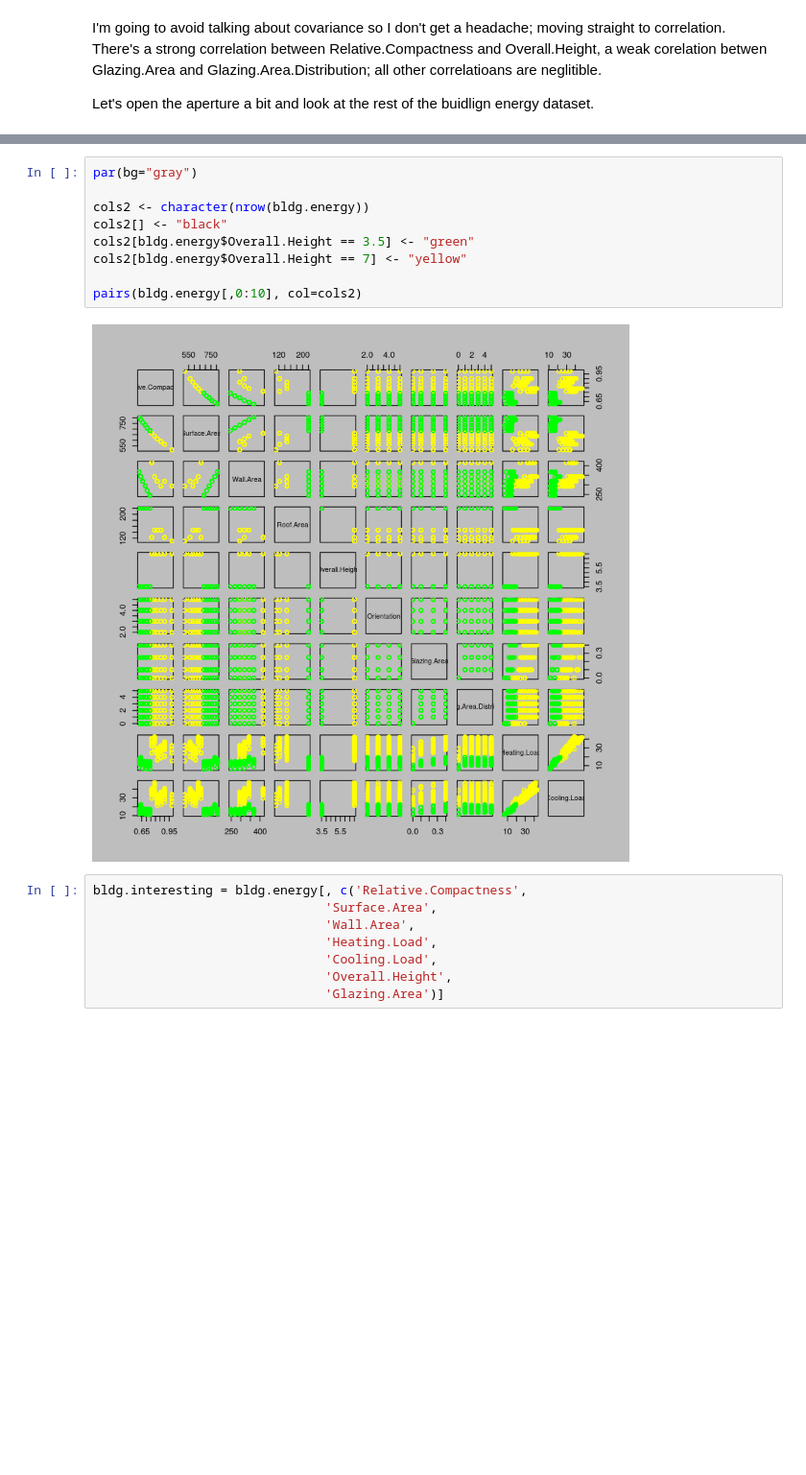
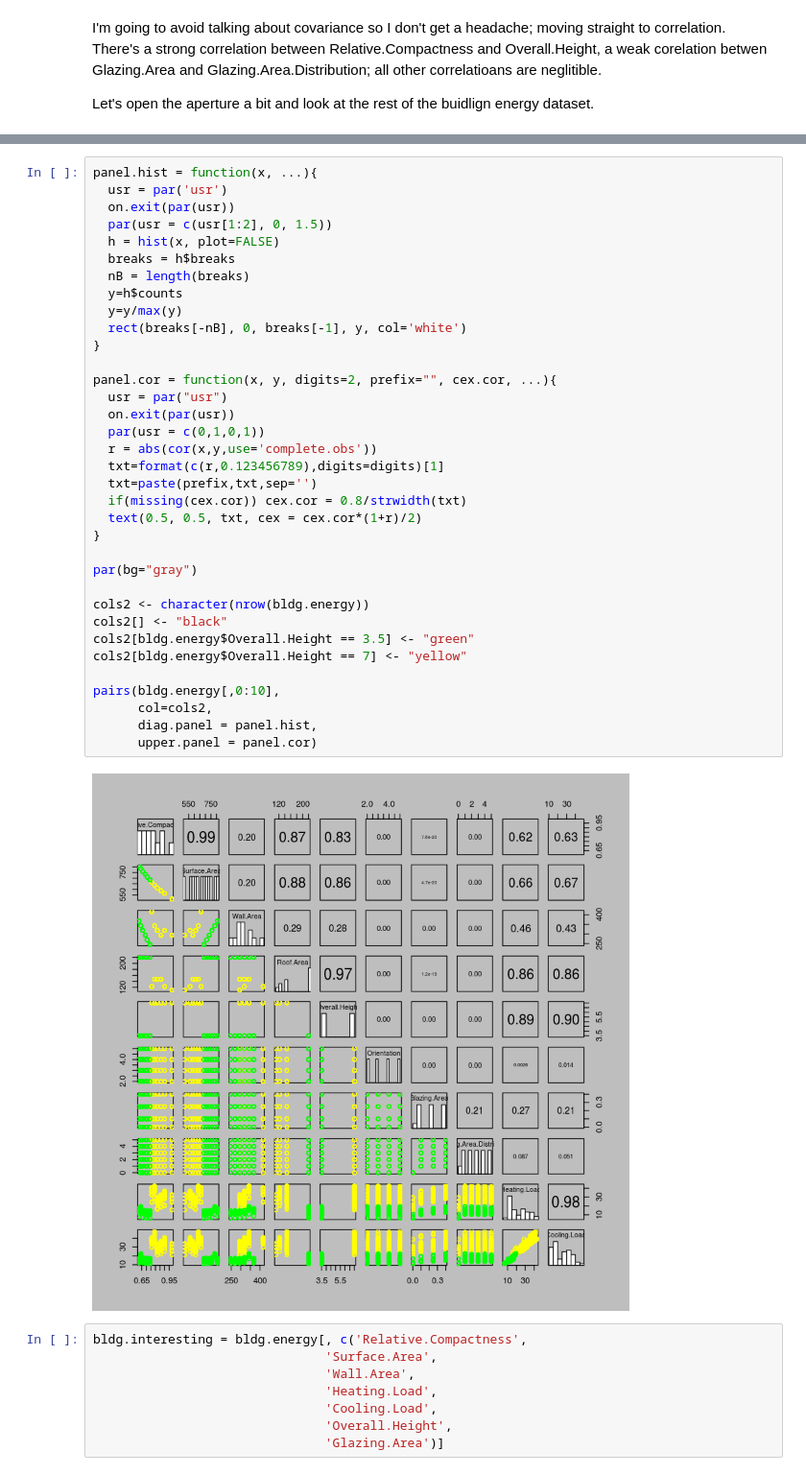
Before and after one commit to JingruWu10/UW_DataScience, a Jupyter notebook: Q2/HW01/HW01_Salemann.ipynb, the cells around one changed output, grey strips where cells are left out. Shown at 96% size. Cells and saved outputs as stored; diff of their text form; blank space fills up the shorter version.

```diff
--- a/Q2/HW01/HW01_Salemann.ipynb
+++ b/Q2/HW01/HW01_Salemann.ipynb
@@ -448,14 +450,40 @@ Dot color form [stack overflow](https://stackoverflow.com/questions/15599717/col
-# %%
-par(bg="gray")
-
-cols2 <- character(nrow(bldg.energy))
-cols2[] <- "black"
-cols2[bldg.energy$Overall.Height == 3.5] <- "green"
-cols2[bldg.energy$Overall.Height == 7] <- "yellow"
-
-pairs(bldg.energy[,0:10], col=cols2)
-# %% [output]
-[figure, removed]
+# %%
+panel.hist = function(x, ...){
+  usr = par('usr')
+  on.exit(par(usr))
+  par(usr = c(usr[1:2], 0, 1.5))
+  h = hist(x, plot=FALSE)
+  breaks = h$breaks
+  nB = length(breaks)
+  y=h$counts
+  y=y/max(y)
+  rect(breaks[-nB], 0, breaks[-1], y, col='white')
+}
+
+panel.cor = function(x, y, digits=2, prefix="", cex.cor, ...){
+  usr = par("usr")
+  on.exit(par(usr))
+  par(usr = c(0,1,0,1))
+  r = abs(cor(x,y,use='complete.obs'))
+  txt=format(c(r,0.123456789),digits=digits)[1]
+  txt=paste(prefix,txt,sep='')
+  if(missing(cex.cor)) cex.cor = 0.8/strwidth(txt)
+  text(0.5, 0.5, txt, cex = cex.cor*(1+r)/2)
+}
+
+par(bg="gray")
+
+cols2 <- character(nrow(bldg.energy))
+cols2[] <- "black"
+cols2[bldg.energy$Overall.Height == 3.5] <- "green"
+cols2[bldg.energy$Overall.Height == 7] <- "yellow"
+
+pairs(bldg.energy[,0:10],
+      col=cols2,
+      diag.panel = panel.hist,
+      upper.panel = panel.cor)
+# %% [output]
+[figure, added]
 # %%
 bldg.interesting = bldg.energy[, c('Relative.Compactness',
                                'Surface.Area',
```
Also changed, not shown: parts of 4 cells of this notebook.
